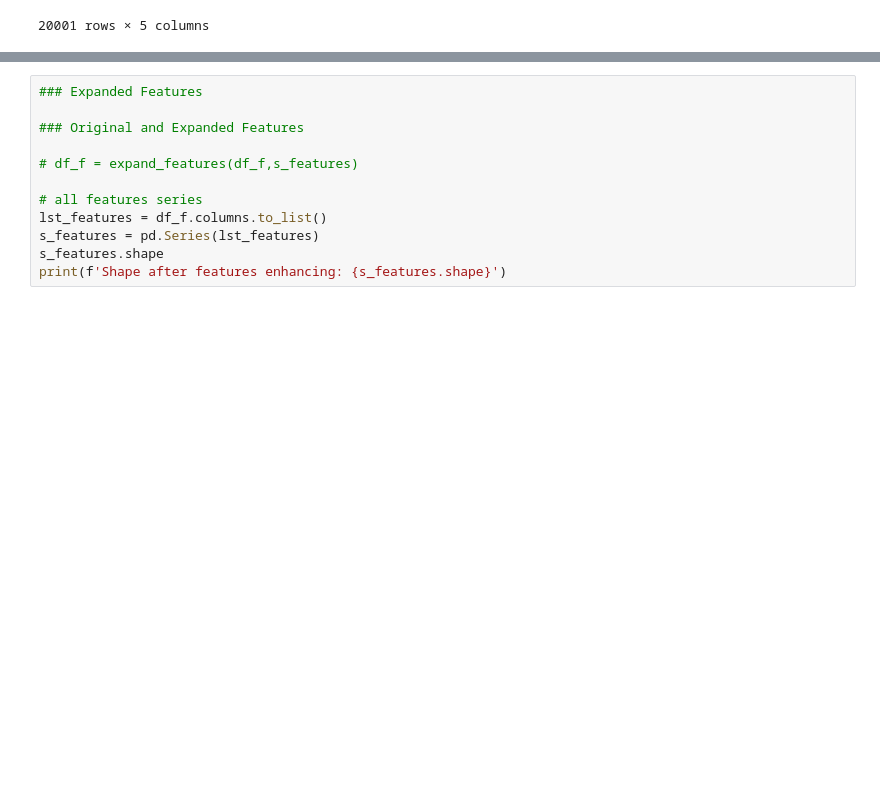
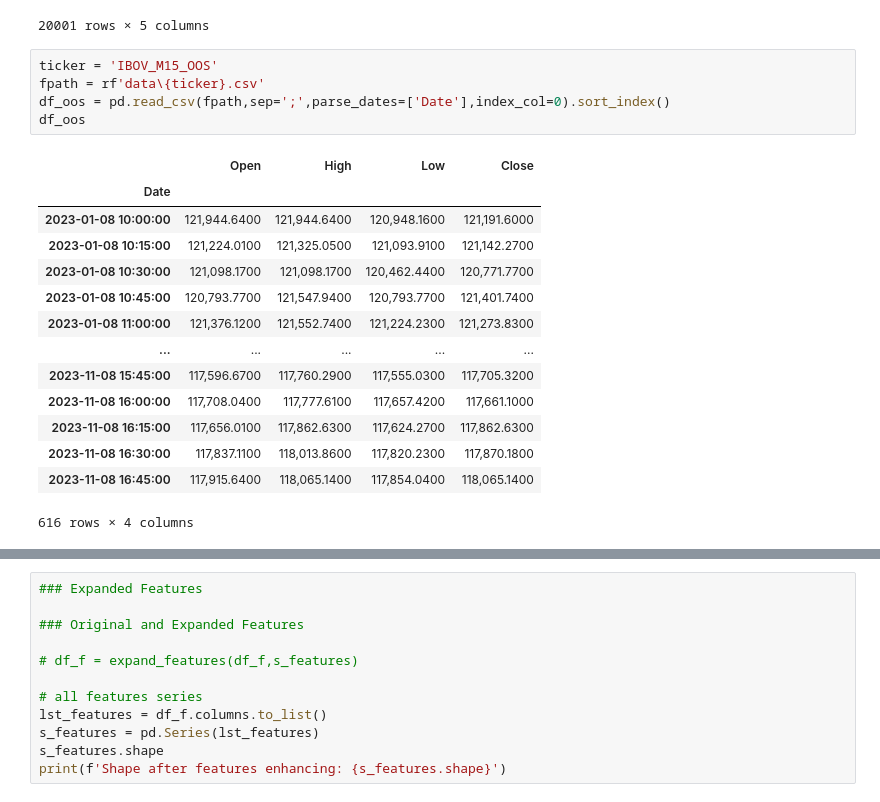
Before and after one commit to filipepapa/deep_learning, a Jupyter notebook: st_trend_predict_m15_oos.ipynb, the cells around one changed output, grey strips where cells are left out. Cells and saved outputs as stored; diff of their text form; blank space fills up the shorter version.

```diff
--- a/st_trend_predict_m15_oos.ipynb
+++ b/st_trend_predict_m15_oos.ipynb
@@ -775,6 +775,26 @@ df
 | 2023-07-28 16:30:00 | 120,011.5300 | 120,245.5700 | 120,011.5300 | 120,201.3300 | 46290200 |
 | 2023-07-28 16:45:00 | 120,198.2100 | 120,249.6700 | 120,139.9500 | 120,187.1100 | 127960700 |
 20001 rows × 5 columns
+# %%
+ticker = 'IBOV_M15_OOS'
+fpath = rf'data\{ticker}.csv'
+df_oos = pd.read_csv(fpath,sep=';',parse_dates=['Date'],index_col=0).sort_index()
+df_oos
+# %% [output]
+|  | Open | High | Low | Close |
+| Date |  |  |  |  |
+| 2023-01-08 10:00:00 | 121,944.6400 | 121,944.6400 | 120,948.1600 | 121,191.6000 |
+| 2023-01-08 10:15:00 | 121,224.0100 | 121,325.0500 | 121,093.9100 | 121,142.2700 |
+| 2023-01-08 10:30:00 | 121,098.1700 | 121,098.1700 | 120,462.4400 | 120,771.7700 |
+| 2023-01-08 10:45:00 | 120,793.7700 | 121,547.9400 | 120,793.7700 | 121,401.7400 |
+| 2023-01-08 11:00:00 | 121,376.1200 | 121,552.7400 | 121,224.2300 | 121,273.8300 |
+| ... | ... | ... | ... | ... |
+| 2023-11-08 15:45:00 | 117,596.6700 | 117,760.2900 | 117,555.0300 | 117,705.3200 |
+| 2023-11-08 16:00:00 | 117,708.0400 | 117,777.6100 | 117,657.4200 | 117,661.1000 |
+| 2023-11-08 16:15:00 | 117,656.0100 | 117,862.6300 | 117,624.2700 | 117,862.6300 |
+| 2023-11-08 16:30:00 | 117,837.1100 | 118,013.8600 | 117,820.2300 | 117,870.1800 |
+| 2023-11-08 16:45:00 | 117,915.6400 | 118,065.1400 | 117,854.0400 | 118,065.1400 |
+616 rows × 4 columns
 # %%
 ### Feature Extraction
 # add all factors
```
Also changed, not shown: parts of 25 cells of this notebook.
